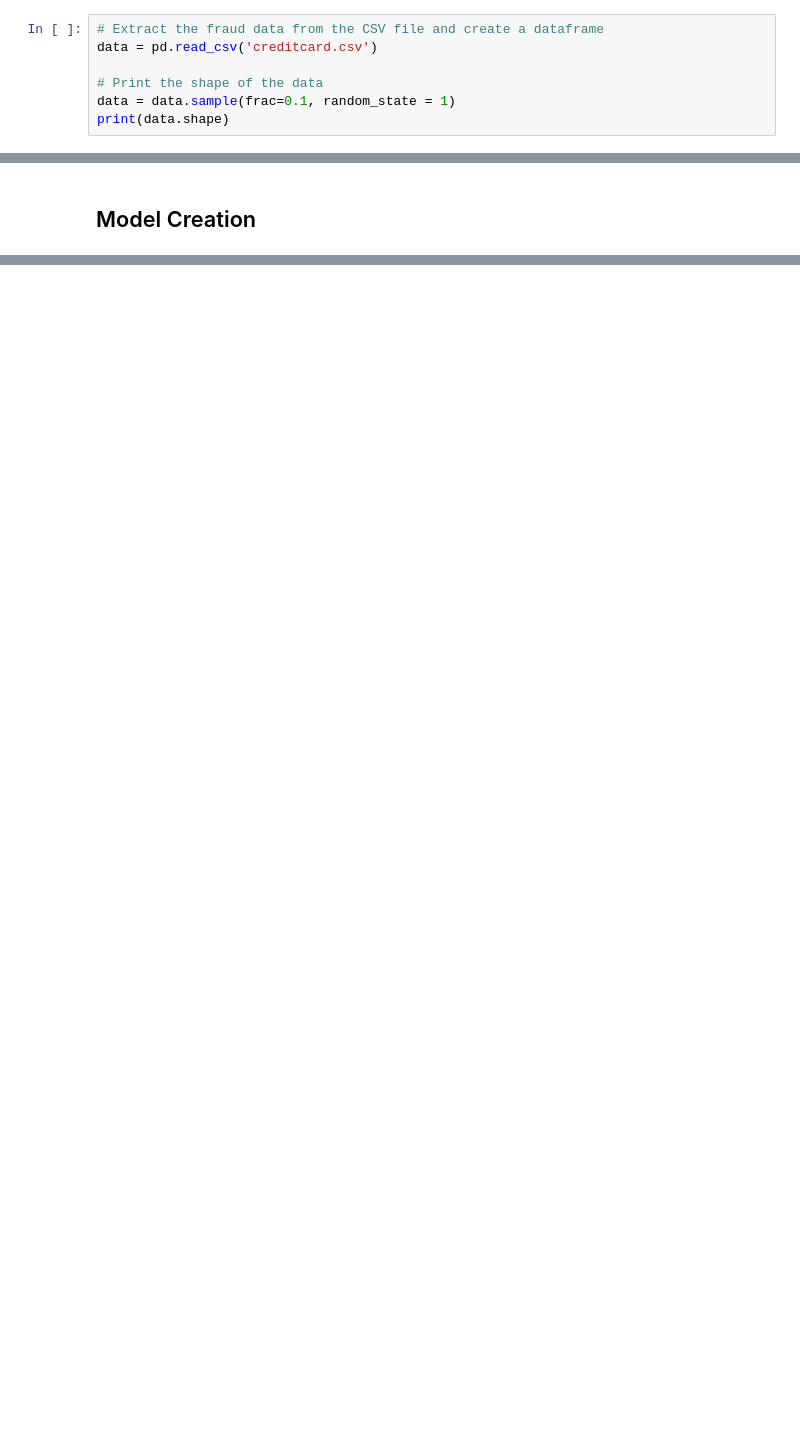
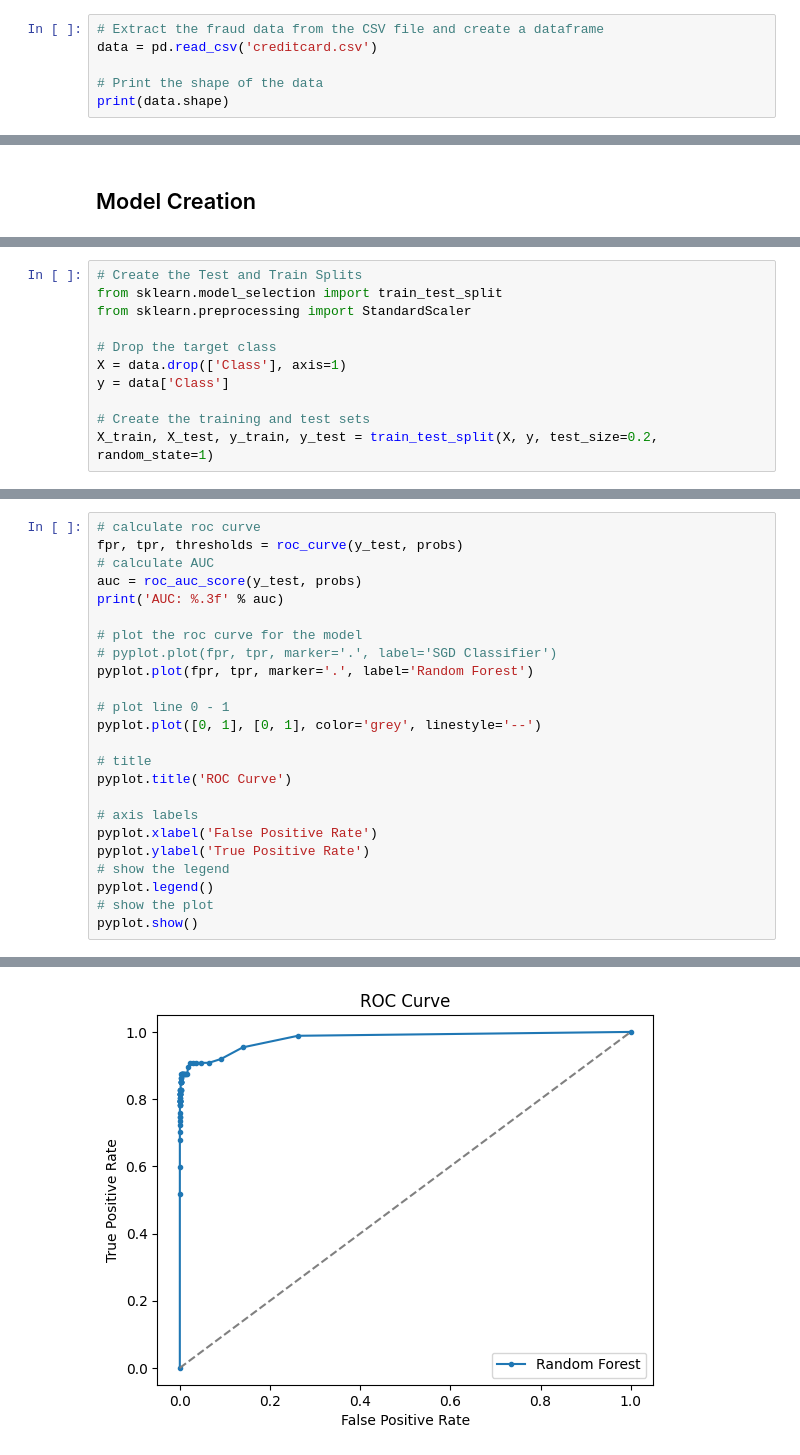
Before and after one commit to WatermelonGalaxy/fraudlock-holmes, a Jupyter notebook: fraudlock-homes.ipynb, the cells around one changed output, grey strips where cells are left out. Drawn from its saved outputs; the diff is of its cells as text; blank space fills up the shorter version.

```diff
--- a/fraudlock-homes.ipynb
+++ b/fraudlock-homes.ipynb
@@ -14,6 +14,5 @@ from prettytable import PrettyTable
 data = pd.read_csv('creditcard.csv')
 
 # Print the shape of the data
-data = data.sample(frac=0.1, random_state = 1)
 print(data.shape)
 # %% [output]
@@ -83,0 +84,11 @@ dtype: int64
+# %%
+# Create the Test and Train Splits
+from sklearn.model_selection import train_test_split
+from sklearn.preprocessing import StandardScaler
+
+# Drop the target class
+X = data.drop(['Class'], axis=1)
+y = data['Class']
+
+# Create the training and test sets
+X_train, X_test, y_train, y_test = train_test_split(X, y, test_size=0.2, random_state=1)
@@ -83,0 +171,25 @@ dtype: int64
+# %%
+# calculate roc curve
+fpr, tpr, thresholds = roc_curve(y_test, probs)
+# calculate AUC
+auc = roc_auc_score(y_test, probs)
+print('AUC: %.3f' % auc)
+
+# plot the roc curve for the model
+# pyplot.plot(fpr, tpr, marker='.', label='SGD Classifier')
+pyplot.plot(fpr, tpr, marker='.', label='Random Forest')
+
+# plot line 0 - 1
+pyplot.plot([0, 1], [0, 1], color='grey', linestyle='--')
+
+# title
+pyplot.title('ROC Curve')
+
+# axis labels
+pyplot.xlabel('False Positive Rate')
+pyplot.ylabel('True Positive Rate')
+# show the legend
+pyplot.legend()
+# show the plot
+pyplot.show()
+# %% [output]
@@ -83,0 +197 @@ dtype: int64
+[figure, added]
```
Also changed, not shown: parts of 10 cells of this notebook, 5 other files.
